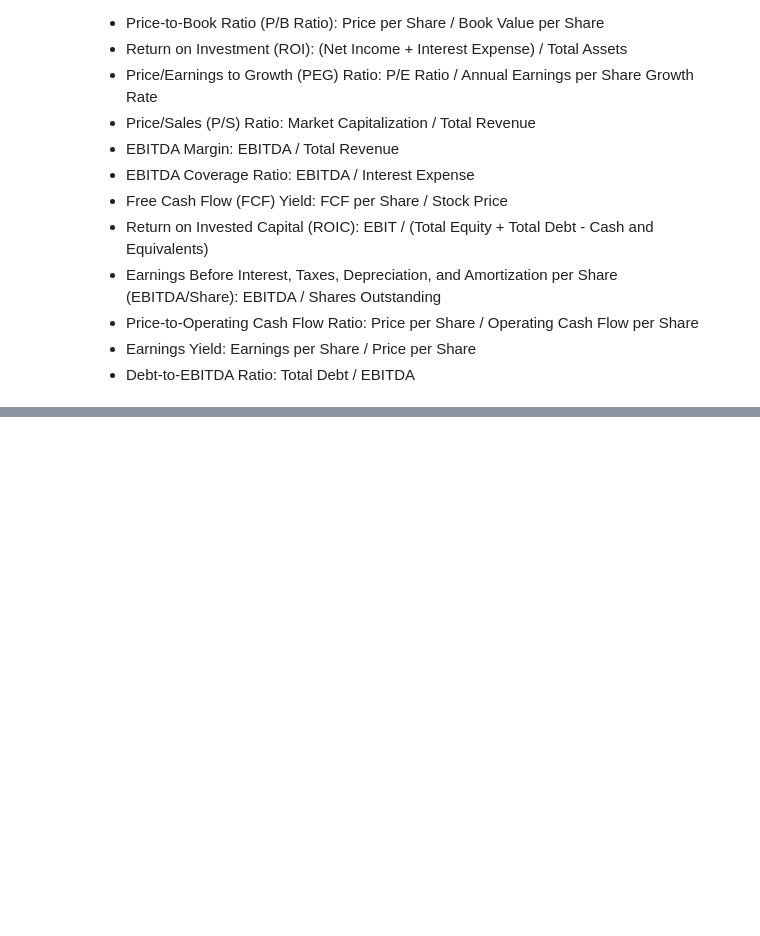
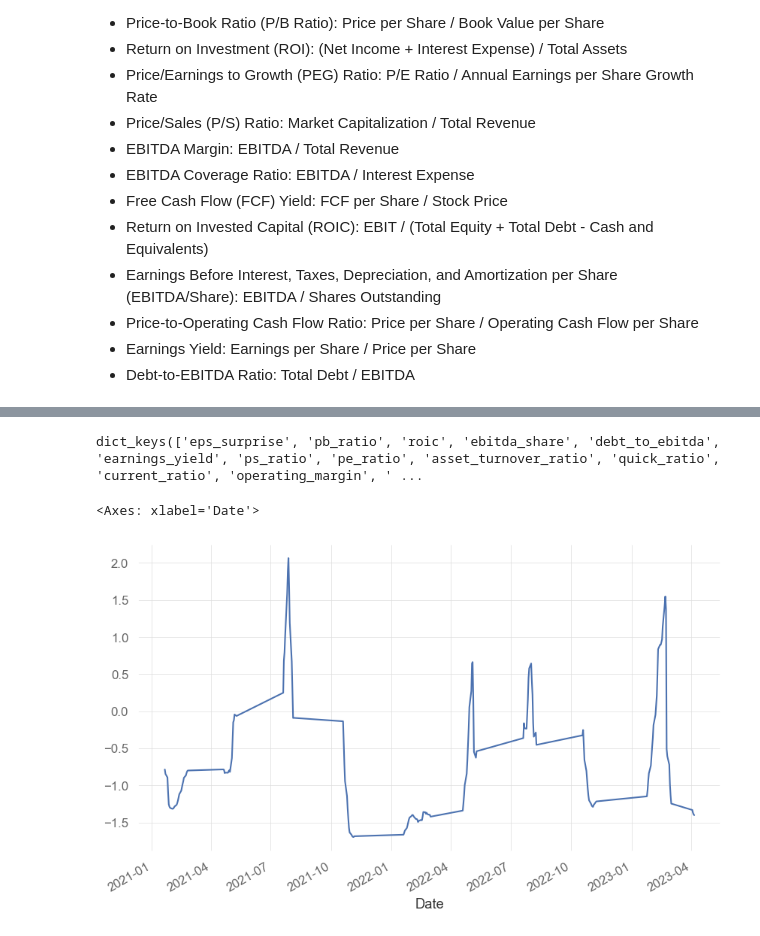
Before and after one commit to nabz78350/backtesting, a Jupyter notebook: alpha_github.ipynb, the cells around one changed output, grey strips where cells are left out. Cells and saved outputs as stored; diff of their text form; code cells hidden in the pictures; blank space fills up the shorter version.

```diff
--- a/alpha_github.ipynb
+++ b/alpha_github.ipynb
@@ -78,3 +30,8 @@ income_statement
+# %%
+earnings = import_earnings()
+balance_sheet = import_balance_sheets()
+cash_flow = import_cash_flows()
+income_statement = import_income_statements()
 # %% [markdown]
 ## Financial ratios :
 
@@ -206,3 +147,33 @@ ratios = {
         'debt_cash':debt_cash
 
         }
+# %%
+dates_earnings = DATES_EARNINGS(earnings,0.02,0.98,10,10)
+dates_earnings_all = dates_earnings['dates_earn_cumul'].iloc[-1]
+# %%
+ratios.keys()
+# %% [output]
+dict_keys(['eps_surprise', 'pb_ratio', 'roic', 'ebitda_share', 'debt_to_ebitda', 'earnings_yield', 'ps_ratio', 'pe_ratio', 'asset_turnover_ratio', 'quick_ratio', 'current_ratio', 'operating_margin', ' ...
+# %%
+data = ratios['debt_to_ebitda']['debt_to_ebitda'].unstack()
+data = data[data.index.isin(dates_earnings_all)]
+data = data[P].rank(axis=1,pct=True,ascending=True)
+data = data.rolling(500,min_periods=10).rank(pct=True,ascending=True).apply(norm.ppf)
+# %%
+import pandas_ta as ta
+from tqdm import tqdm
+results ={}
+for ticker in tqdm(data.columns.tolist()):
+    df_ticker = data[ticker]
+    try :
+        metrics = ta.kurtosis(data[ticker],length=50).fillna(0)
+        results[ticker] = metrics
+
+    except :
+        print(ticker)
+metrics = pd.concat(results,axis=1).reindex_like(P)
+# %%
+results['MSFT'].loc['2021':].plot()
+# %% [output]
+<Axes: xlabel='Date'>
+[figure, added]
```
Also changed, not shown: parts of 7 cells of this notebook, 4 other files.
